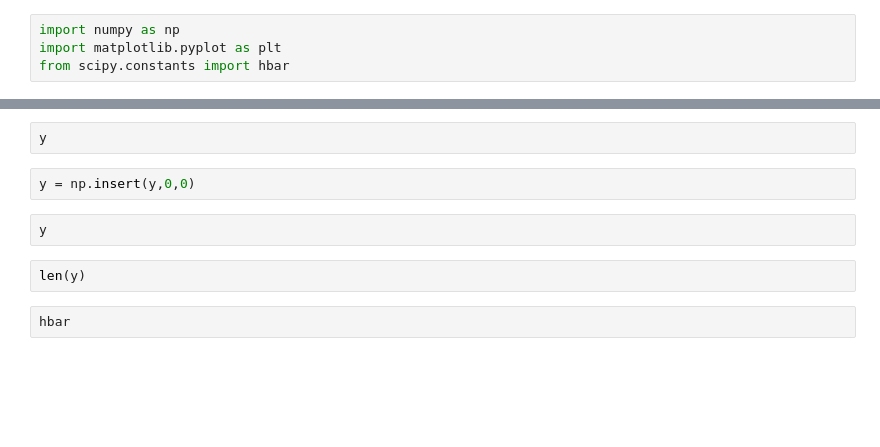
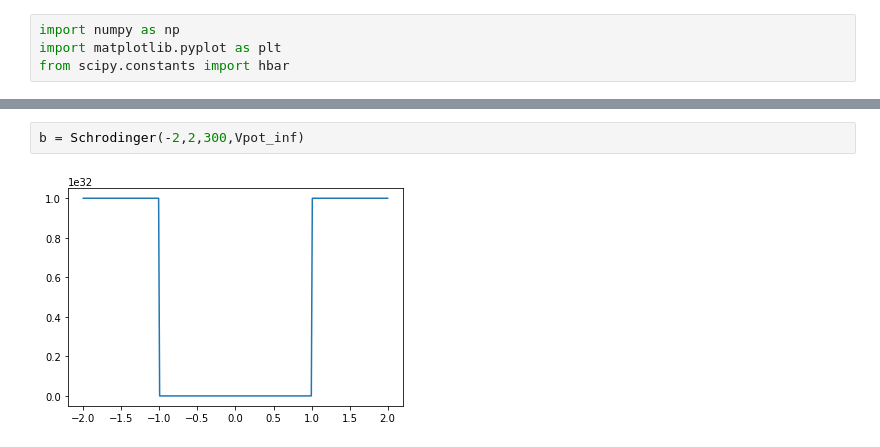
Before and after one commit to Kevincor1/Proyecto_1, a Jupyter notebook: prototipo2.ipynb, the cells around one changed output, grey strips where cells are left out. Cells and saved outputs as stored; diff of their text form; blank space fills up the shorter version.

```diff
--- a/prototipo2.ipynb
+++ b/prototipo2.ipynb
@@ -87,10 +83,4 @@ len(y)
-# %%
-y
-# %%
-y = np.insert(y,0,0)
-# %%
-y
-# %%
-len(y)
-# %%
-hbar
+# %%
+b = Schrodinger(-2,2,300,Vpot_inf)
+# %% [output]
+[figure, added]
```
Also changed, not shown: parts of 14 cells of this notebook.
